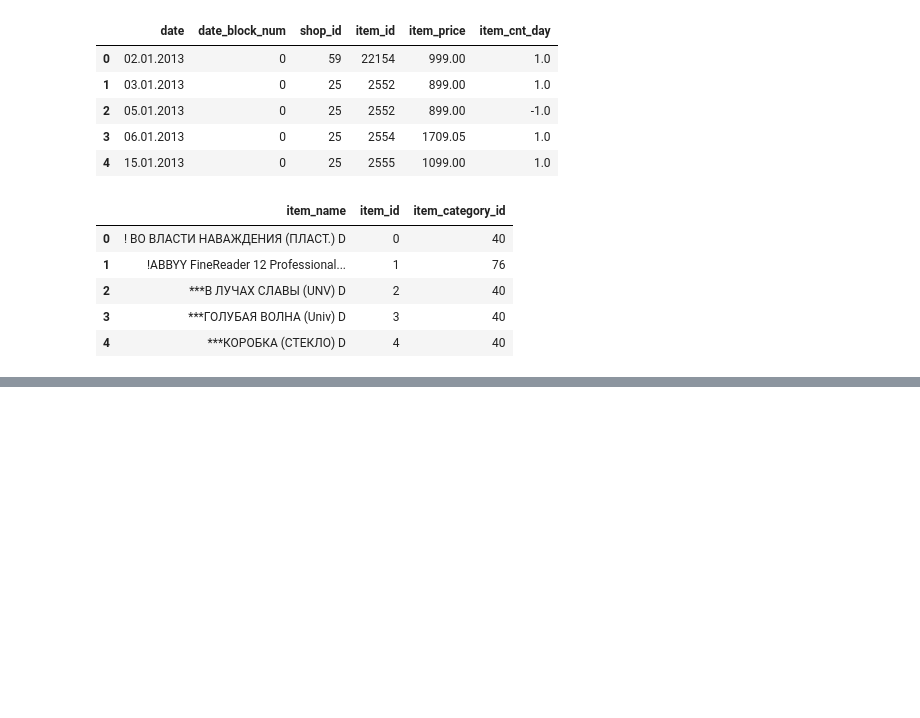
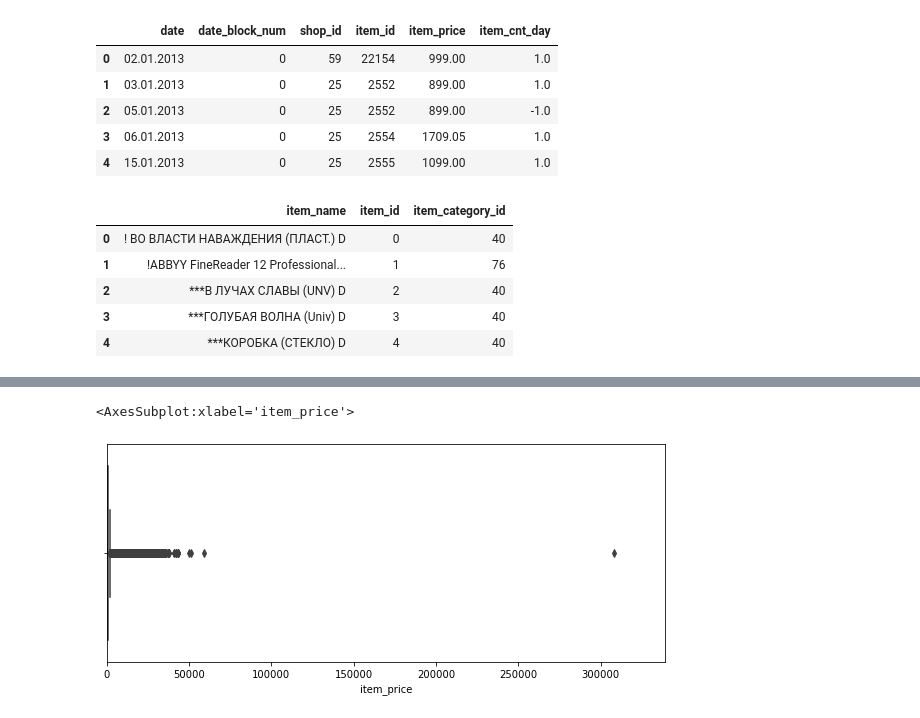
Before and after one commit to saurav1066/KaggleProjects, a Jupyter notebook: Predict future sales/predict.ipynb, the cells around one changed output, grey strips where cells are left out. Saved outputs shown, nothing was run; the diff lists cells and outputs as text; code cells hidden in the pictures; blank space fills up the shorter version.

```diff
--- a/Predict future sales/predict.ipynb
+++ b/Predict future sales/predict.ipynb
@@ -31,0 +56,8 @@ items_df.head()
+# %%
+# lets plot the distribution of item_price
+plt.figure(figsize=(10,4))
+plt.xlim(train_df.item_price.min(), train_df.item_price.max()*1.1)
+sns.boxplot(x=train_df.item_price)
+# %% [output]
+<AxesSubplot:xlabel='item_price'>
+[figure, added]
```
Also changed, not shown: parts of 4 cells of this notebook.
